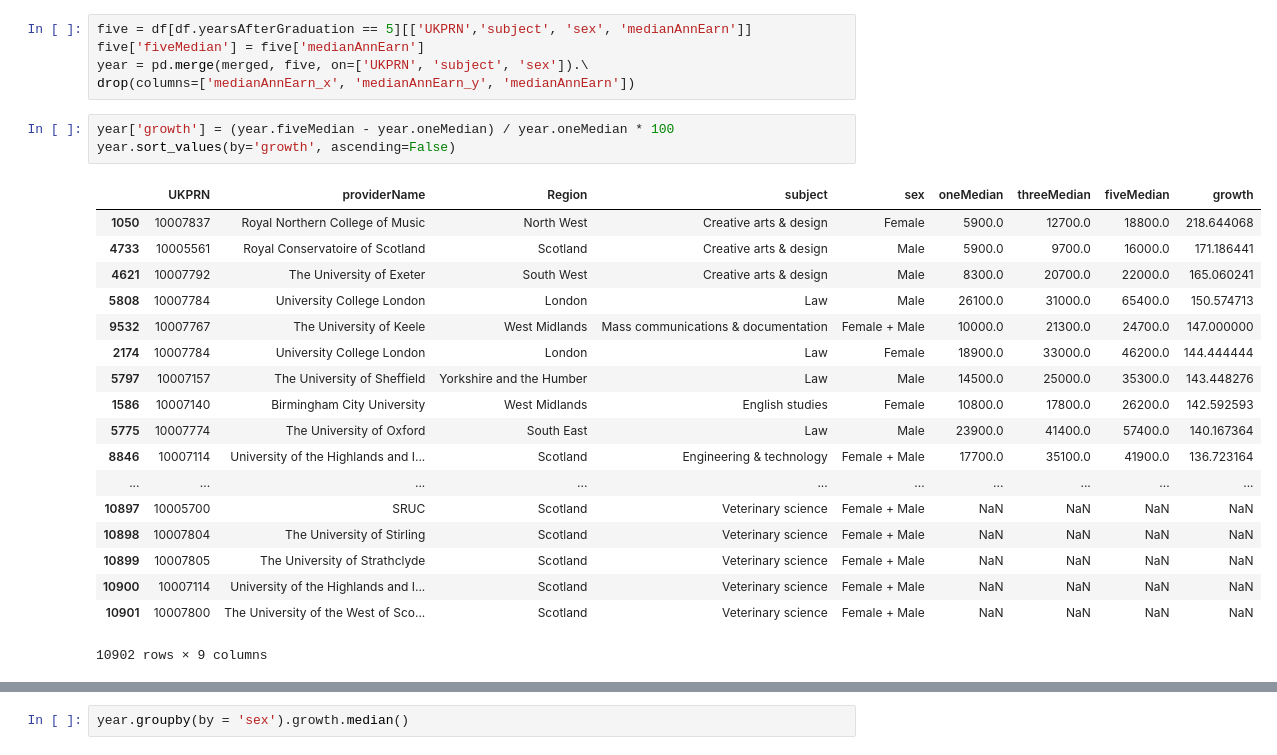
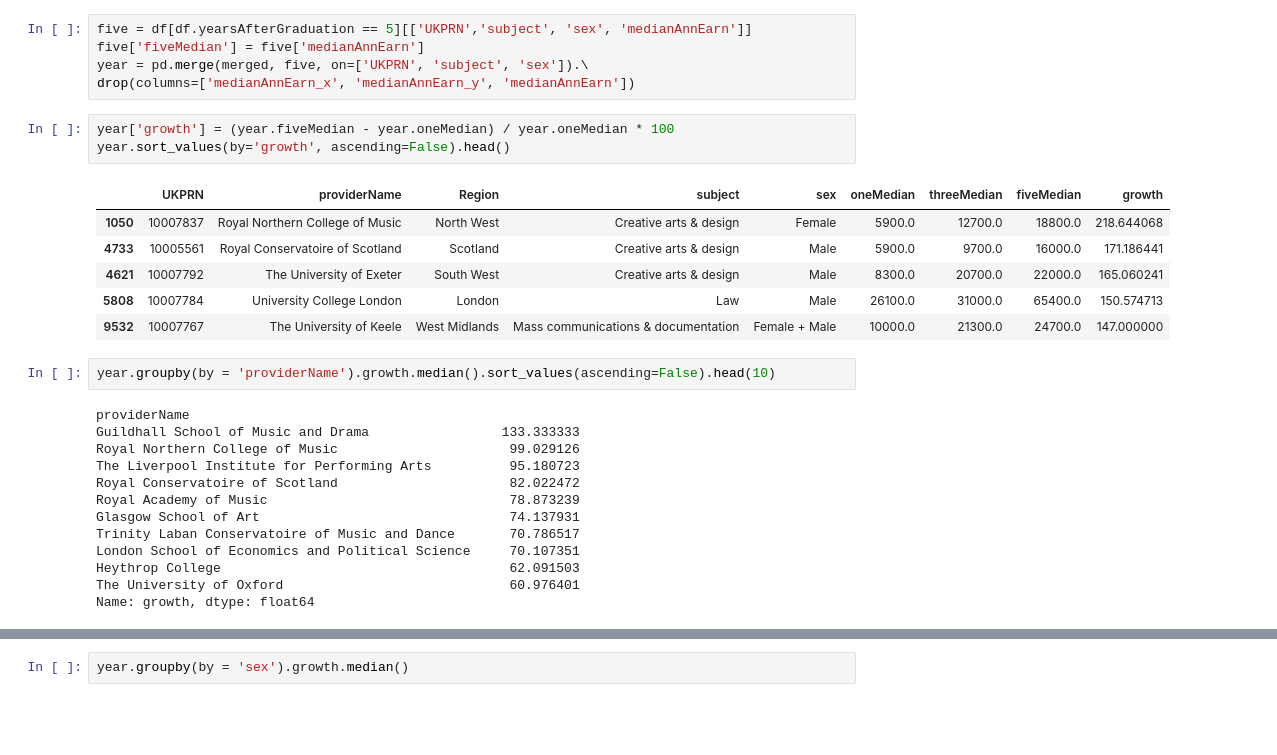
Before and after one commit to gracelinan/data-studio-projects, a Jupyter notebook: July 7-13/Project 1.ipynb, the cells around one changed output, grey strips where cells are left out. Drawn from its saved outputs; the diff is of its cells as text; blank space fills up the shorter version.

```diff
--- a/July 7-13/Project 1.ipynb
+++ b/July 7-13/Project 1.ipynb
@@ -297,23 +316,26 @@ year = pd.merge(merged, five, on=['UKPRN', 'subject', 'sex']).\
 drop(columns=['medianAnnEarn_x', 'medianAnnEarn_y', 'medianAnnEarn'])
 # %%
 year['growth'] = (year.fiveMedian - year.oneMedian) / year.oneMedian * 100
-year.sort_values(by='growth', ascending=False)
+year.sort_values(by='growth', ascending=False).head()
 # %% [output]
 |  | UKPRN | providerName | Region | subject | sex | oneMedian | threeMedian | fiveMedian | growth |
 | 1050 | 10007837 | Royal Northern College of Music | North West | Creative arts & design | Female | 5900.0 | 12700.0 | 18800.0 | 218.644068 |
 | 4733 | 10005561 | Royal Conservatoire of Scotland | Scotland | Creative arts & design | Male | 5900.0 | 9700.0 | 16000.0 | 171.186441 |
 | 4621 | 10007792 | The University of Exeter | South West | Creative arts & design | Male | 8300.0 | 20700.0 | 22000.0 | 165.060241 |
 | 5808 | 10007784 | University College London | London | Law | Male | 26100.0 | 31000.0 | 65400.0 | 150.574713 |
 | 9532 | 10007767 | The University of Keele | West Midlands | Mass communications & documentation | Female + Male | 10000.0 | 21300.0 | 24700.0 | 147.000000 |
-| 2174 | 10007784 | University College London | London | Law | Female | 18900.0 | 33000.0 | 46200.0 | 144.444444 |
-| 5797 | 10007157 | The University of Sheffield | Yorkshire and the Humber | Law | Male | 14500.0 | 25000.0 | 35300.0 | 143.448276 |
-| 1586 | 10007140 | Birmingham City University | West Midlands | English studies | Female | 10800.0 | 17800.0 | 26200.0 | 142.592593 |
-| 5775 | 10007774 | The University of Oxford | South East | Law | Male | 23900.0 | 41400.0 | 57400.0 | 140.167364 |
-| 8846 | 10007114 | University of the Highlands and I... | Scotland | Engineering & technology | Female + Male | 17700.0 | 35100.0 | 41900.0 | 136.723164 |
-| ... | ... | ... | ... | ... | ... | ... | ... | ... | ... |
-| 10897 | 10005700 | SRUC | Scotland | Veterinary science | Female + Male | NaN | NaN | NaN | NaN |
-| 10898 | 10007804 | The University of Stirling | Scotland | Veterinary science | Female + Male | NaN | NaN | NaN | NaN |
-| 10899 | 10007805 | The University of Strathclyde | Scotland | Veterinary science | Female + Male | NaN | NaN | NaN | NaN |
-| 10900 | 10007114 | University of the Highlands and I... | Scotland | Veterinary science | Female + Male | NaN | NaN | NaN | NaN |
-| 10901 | 10007800 | The University of the West of Sco... | Scotland | Veterinary science | Female + Male | NaN | NaN | NaN | NaN |
-10902 rows × 9 columns
+# %%
+year.groupby(by = 'providerName').growth.median().sort_values(ascending=False).head(10)
+# %% [output]
+providerName
+Guildhall School of Music and Drama                 133.333333
+Royal Northern College of Music                      99.029126
+The Liverpool Institute for Performing Arts          95.180723
+Royal Conservatoire of Scotland                      82.022472
+Royal Academy of Music                               78.873239
+Glasgow School of Art                                74.137931
+Trinity Laban Conservatoire of Music and Dance       70.786517
+London School of Economics and Political Science     70.107351
+Heythrop College                                     62.091503
+The University of Oxford                             60.976401
+Name: growth, dtype: float64
```
Also changed, not shown: parts of 15 cells of this notebook, 8 other files.
